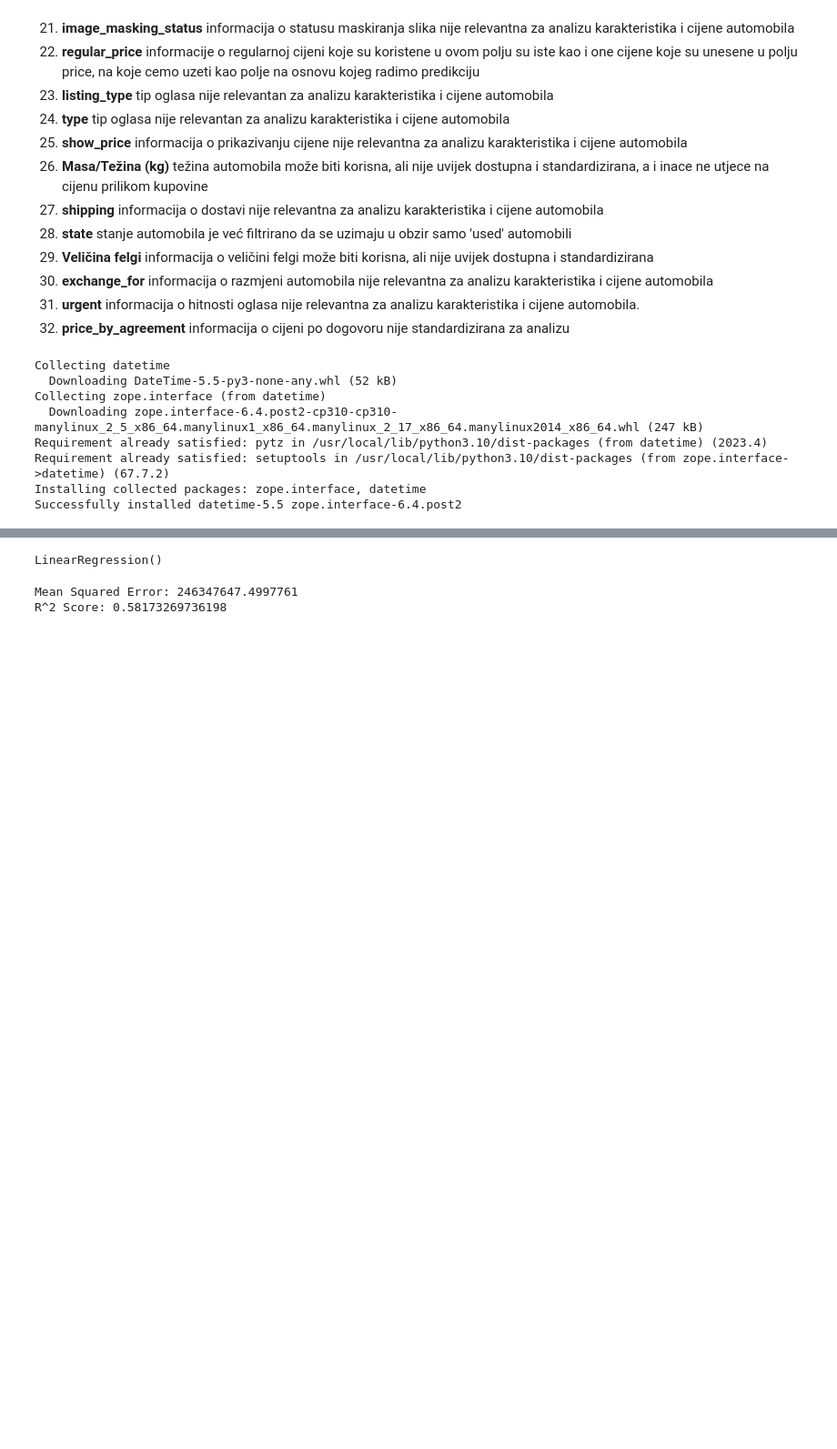
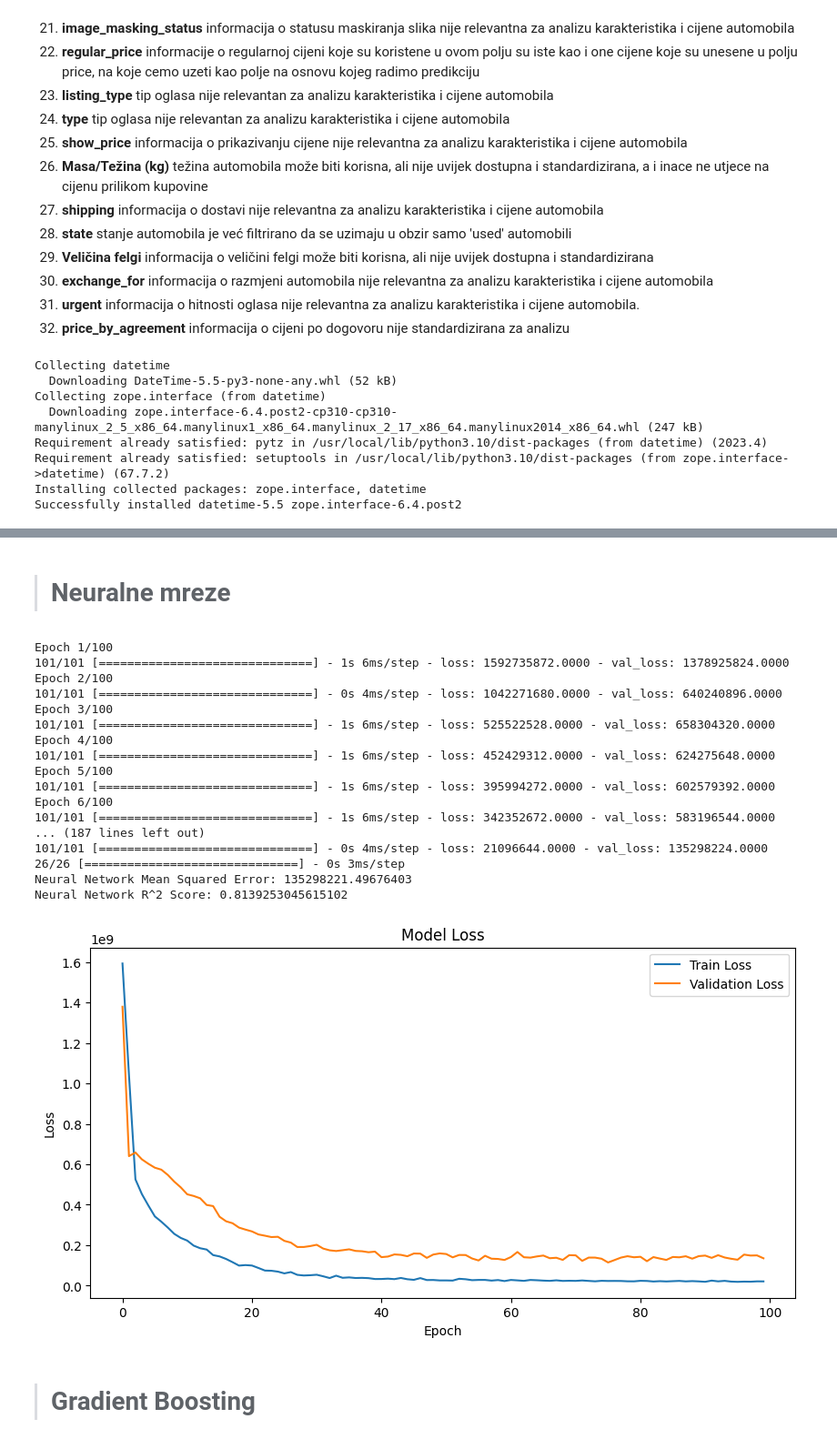
Before and after one commit to berina-spirjan1/olx-used-cars-prediction, a Jupyter notebook: olx_used_car_prices.ipynb, the cells around one changed output, grey strips where cells are left out. Shown at 91% size. Cells and saved outputs as stored; diff of their text form; code cells hidden in the pictures; blank space fills up the shorter version.

```diff
--- a/olx_used_car_prices.ipynb
+++ b/olx_used_car_prices.ipynb
@@ -815,11 +811,3 @@ Testni skup: (522, 7907) (522,)
 # %%
 from sklearn.linear_model import LinearRegression
 from sklearn.metrics import mean_squared_error, r2_score
-# %%
-# kreiranje instance linearnog regresijskog modela
-model = LinearRegression()
-
-# treniranje modela
-model.fit(X_train, y_train)
-# %% [output]
-LinearRegression()
@@ -829,13 +814,64 @@ y_pred = model.predict(X_test)
-# %%
-# evaluacija modela
-mse = mean_squared_error(y_test, y_pred)
-r2 = r2_score(y_test, y_pred)
-
-print(f"Mean Squared Error: {mse}")
-print(f"R^2 Score: {r2}")
-# %% [output]
-Mean Squared Error: 246347647.4997761
-R^2 Score: 0.58173269736198
+# %% [markdown]
+> # Neuralne mreze
+# %%
+from tensorflow.keras.models import Sequential
+from tensorflow.keras.layers import Dense, Dropout
+from tensorflow.keras.optimizers import Adam
+scaler = StandardScaler()
+X_train = scaler.fit_transform(X_train)
+X_test = scaler.transform(X_test)
+
+# Definisanje neuronske mreže
+model = Sequential()
+model.add(Dense(128, input_dim=X_train.shape[1], activation='relu'))
+model.add(Dropout(0.2))
+model.add(Dense(64, activation='relu'))
+model.add(Dropout(0.2))
+model.add(Dense(32, activation='relu'))
+model.add(Dense(1))
+# Kompajliranje modela
+model.compile(optimizer=Adam(learning_rate=0.001), loss='mean_squared_error')
+
+# Treniranje modela
+history = model.fit(X_train, y_train, validation_data=(X_test, y_test), epochs=100, batch_size=32)
+
+# Evaluacija modela
+y_pred = model.predict(X_test)
+mse = mean_squared_error(y_test, y_pred)
+r2 = r2_score(y_test, y_pred)
+print(f"Neural Network Mean Squared Error: {mse}")
+print(f"Neural Network R^2 Score: {r2}")
+
+# Plot loss kroz epohe
+plt.figure(figsize=(10, 5))
+plt.plot(history.history['loss'], label='Train Loss')
+plt.plot(history.history['val_loss'], label='Validation Loss')
+plt.title('Model Loss')
+plt.xlabel('Epoch')
+plt.ylabel('Loss')
+plt.legend(loc='upper right')
+plt.show()
+# %% [output]
+Epoch 1/100
+101/101 [==============================] - 1s 6ms/step - loss: 1592735872.0000 - val_loss: 1378925824.0000
+Epoch 2/100
+101/101 [==============================] - 0s 4ms/step - loss: 1042271680.0000 - val_loss: 640240896.0000
+Epoch 3/100
+101/101 [==============================] - 1s 6ms/step - loss: 525522528.0000 - val_loss: 658304320.0000
+Epoch 4/100
+101/101 [==============================] - 1s 6ms/step - loss: 452429312.0000 - val_loss: 624275648.0000
+Epoch 5/100
+101/101 [==============================] - 1s 6ms/step - loss: 395994272.0000 - val_loss: 602579392.0000
+Epoch 6/100
+101/101 [==============================] - 1s 6ms/step - loss: 342352672.0000 - val_loss: 583196544.0000
+... (187 lines left out)
+101/101 [==============================] - 0s 4ms/step - loss: 21096644.0000 - val_loss: 135298224.0000
+26/26 [==============================] - 0s 3ms/step
+Neural Network Mean Squared Error: 135298221.49676403
+Neural Network R^2 Score: 0.8139253045615102
+[figure, added]
+# %% [markdown]
+> # Gradient Boosting
 # %%
 from sklearn.preprocessing import StandardScaler
 
```
Also changed, not shown: parts of 10 cells of this notebook.
